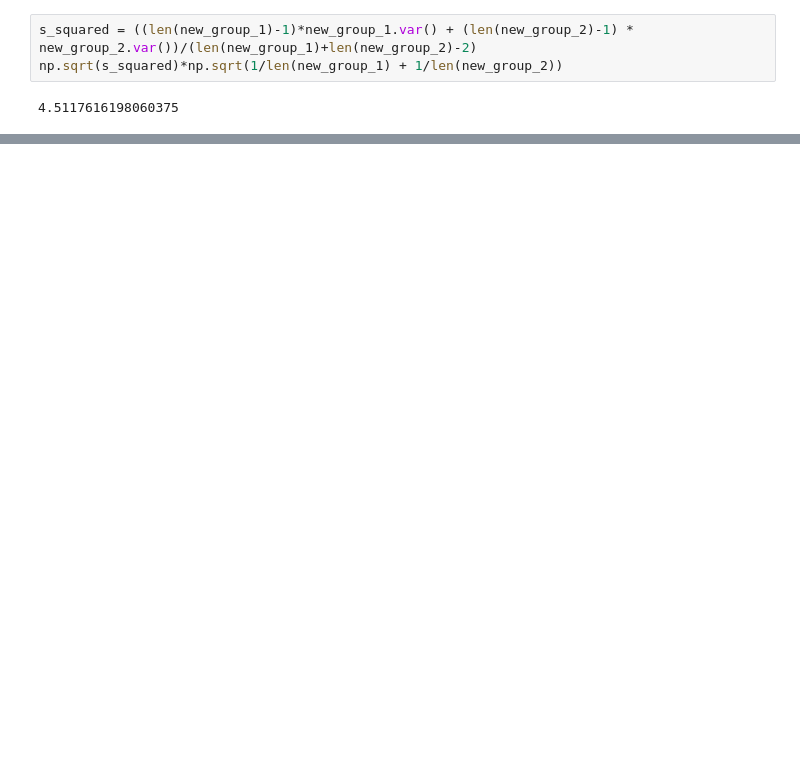
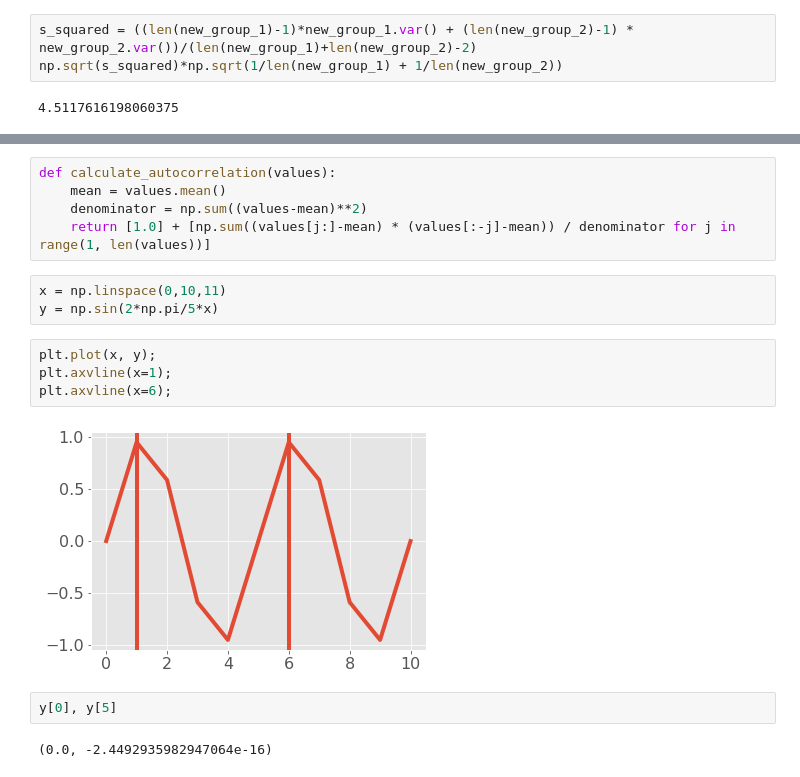
Before and after one commit to JulietteFranque/SDS383D_JF, a Jupyter notebook: exercises-04/notebooks/blood_pressure.ipynb, the cells around one changed output, grey strips where cells are left out. Saved outputs shown, nothing was run; the diff lists cells and outputs as text; blank space fills up the shorter version.

```diff
--- a/exercises-04/notebooks/blood_pressure.ipynb
+++ b/exercises-04/notebooks/blood_pressure.ipynb
@@ -63,0 +88,18 @@ gibbs.plot_all_posteriors();
+# %%
+def calculate_autocorrelation(values):
+    mean = values.mean()
+    denominator = np.sum((values-mean)**2)
+    return [1.0] + [np.sum((values[j:]-mean) * (values[:-j]-mean)) / denominator for j in range(1, len(values))]
+# %%
+x = np.linspace(0,10,11)
+y = np.sin(2*np.pi/5*x)
+# %%
+plt.plot(x, y);
+plt.axvline(x=1);
+plt.axvline(x=6);
+# %% [output]
+[figure, added]
+# %%
+y[0], y[5]
+# %% [output]
+(0.0, -2.4492935982947064e-16)
```
Also changed, not shown: parts of 14 cells of this notebook, 4 other files.
